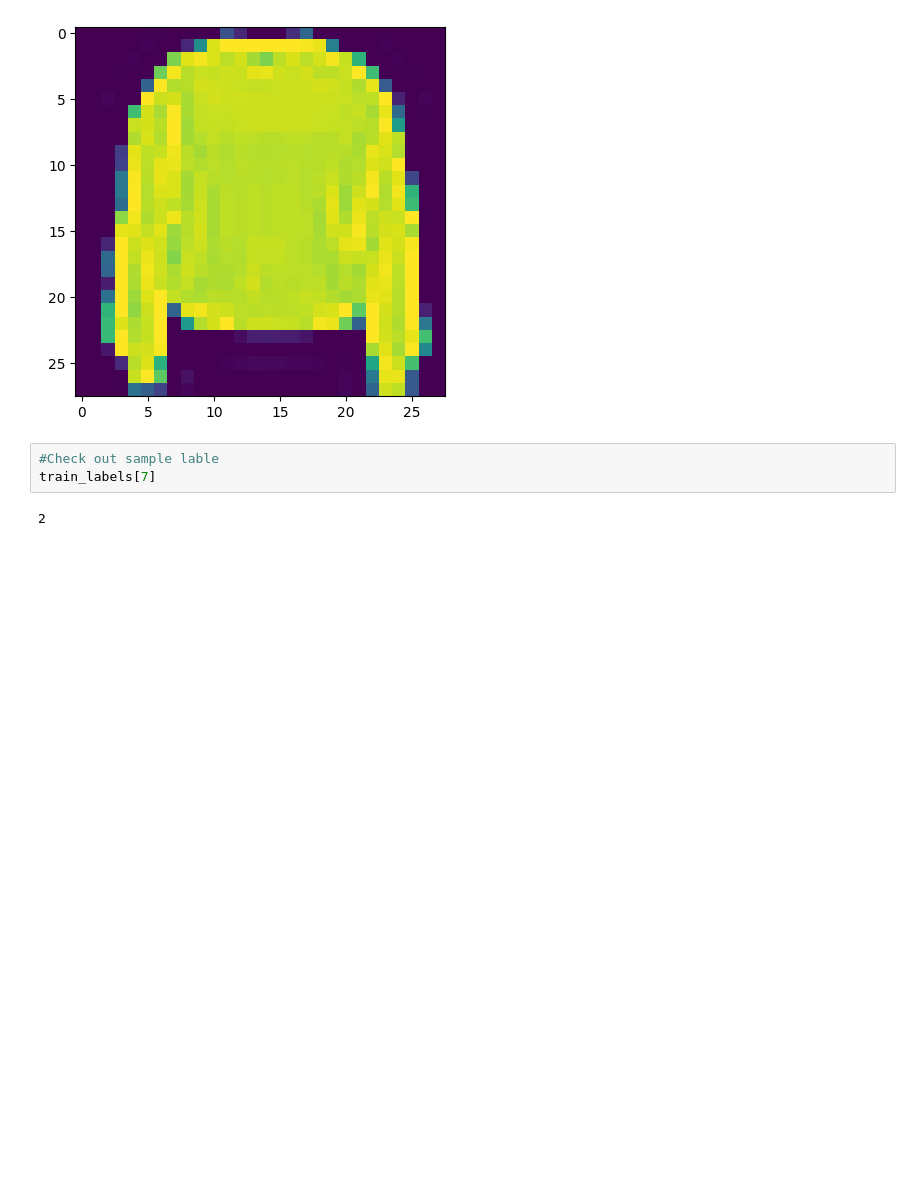
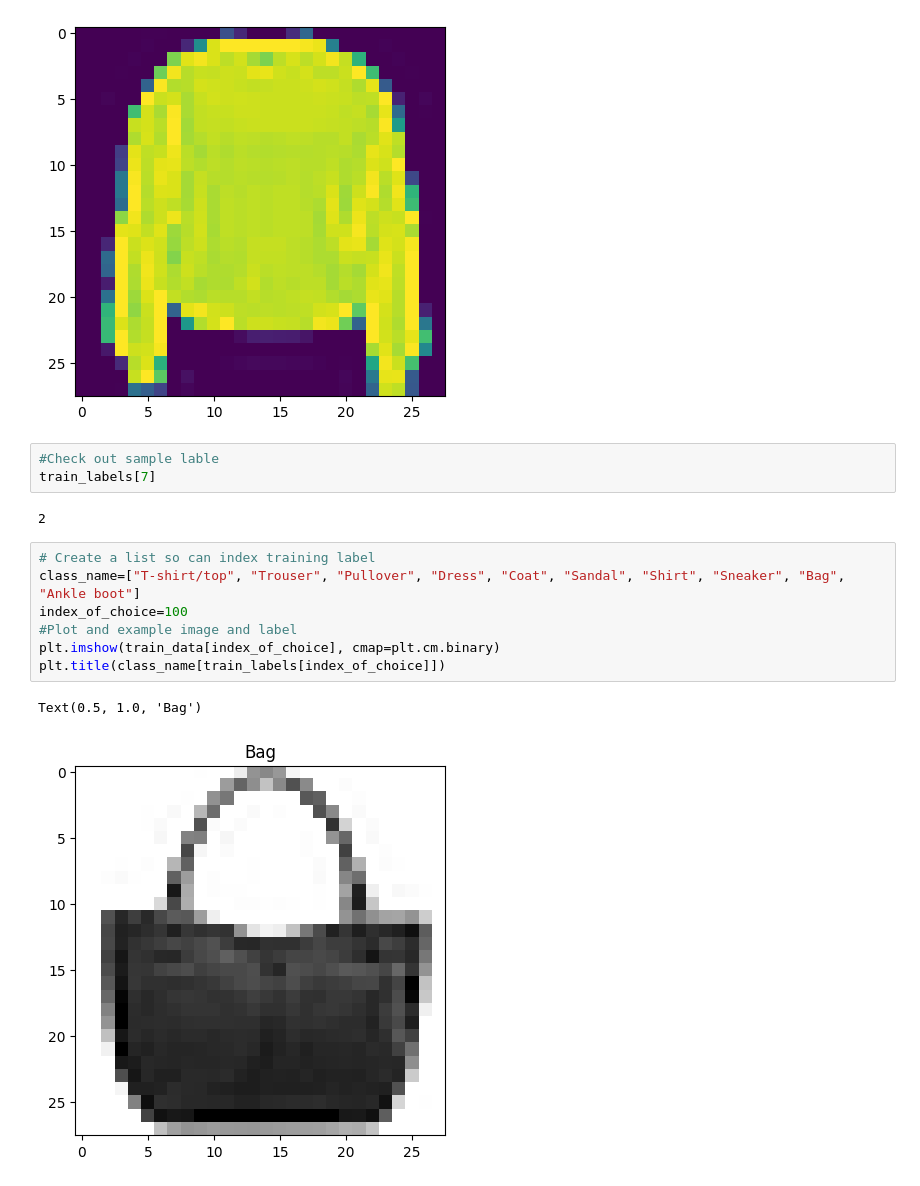
Before and after one commit to amitvermaknw/tensorflow, a Jupyter notebook: src/multiclass_classification.ipynb, the cells around one changed output. Saved outputs shown, nothing was run; the diff lists cells and outputs as text; blank space fills up the shorter version.

```diff
--- a/src/multiclass_classification.ipynb
+++ b/src/multiclass_classification.ipynb
@@ -59,3 +59,13 @@ plt.imshow(train_data[7])
 train_labels[7]
 # %% [output]
 2
+# %%
+# Create a list so can index training label
+class_name=["T-shirt/top", "Trouser", "Pullover", "Dress", "Coat", "Sandal", "Shirt", "Sneaker", "Bag", "Ankle boot"]
+index_of_choice=100
+#Plot and example image and label
+plt.imshow(train_data[index_of_choice], cmap=plt.cm.binary)
+plt.title(class_name[train_labels[index_of_choice]])
+# %% [output]
+Text(0.5, 1.0, 'Bag')
+[figure, added]
```
Also changed, not shown: parts of 28 cells of this notebook.
